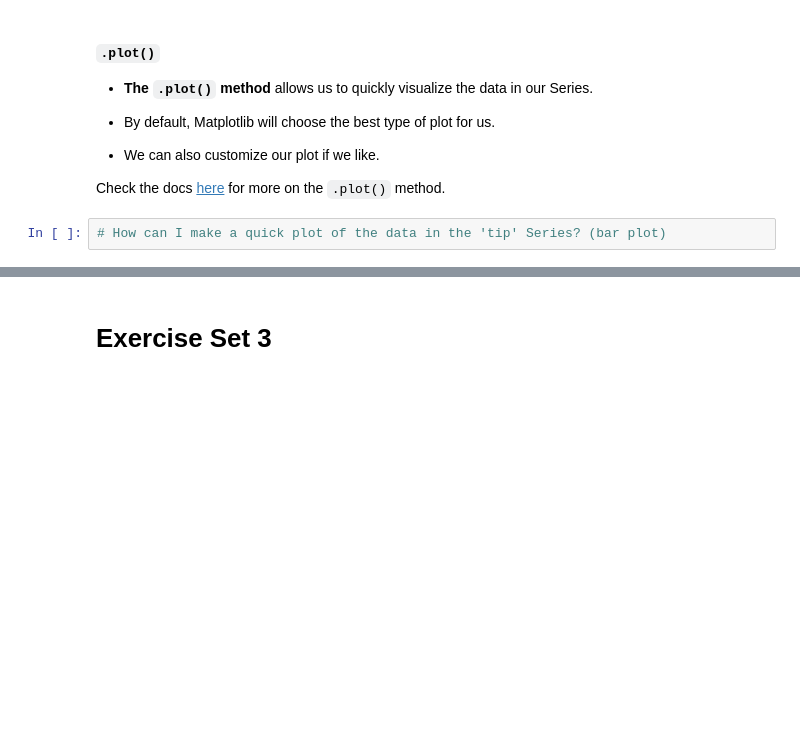
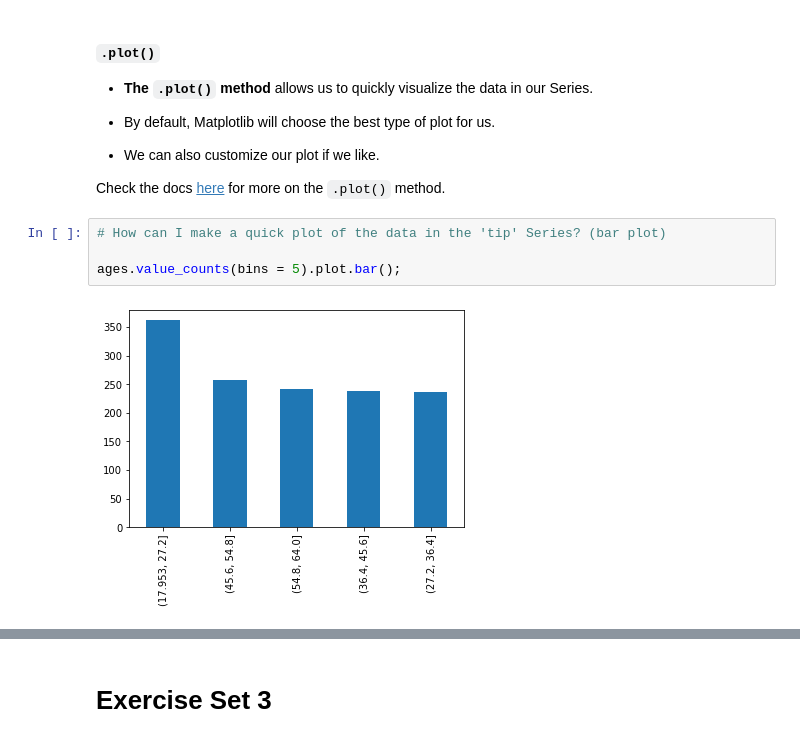
Before and after one commit to sophia-stewart/numpy-pandas-visualization-exercises, a Jupyter notebook: pandas_series_lesson.ipynb, the cells around one changed output, grey strips where cells are left out. Cells and saved outputs as stored; diff of their text form; blank space fills up the shorter version.

```diff
--- a/pandas_series_lesson.ipynb
+++ b/pandas_series_lesson.ipynb
@@ -801,5 +1085,9 @@ ages.describe()
 Check the docs [here](https://pandas.pydata.org/pandas-docs/version/0.24.2/reference/api/pandas.Series.plot.html) for more on the `.plot()` method.
 # %%
 # How can I make a quick plot of the data in the 'tip' Series? (bar plot)
+
+ages.value_counts(bins = 5).plot.bar();
+# %% [output]
+[figure, added]
 # %%
 # How can I make a quick plot of the data in the 'tip' Series? (horizontal bar plot using value_count(bins=5))
```
Also changed, not shown: parts of 36 cells of this notebook.
